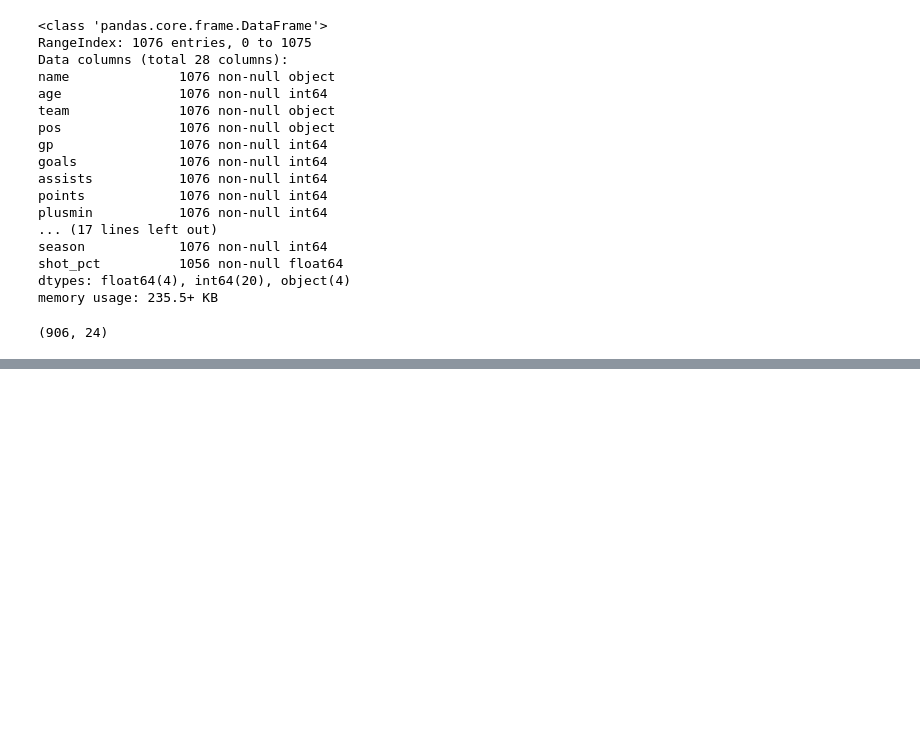
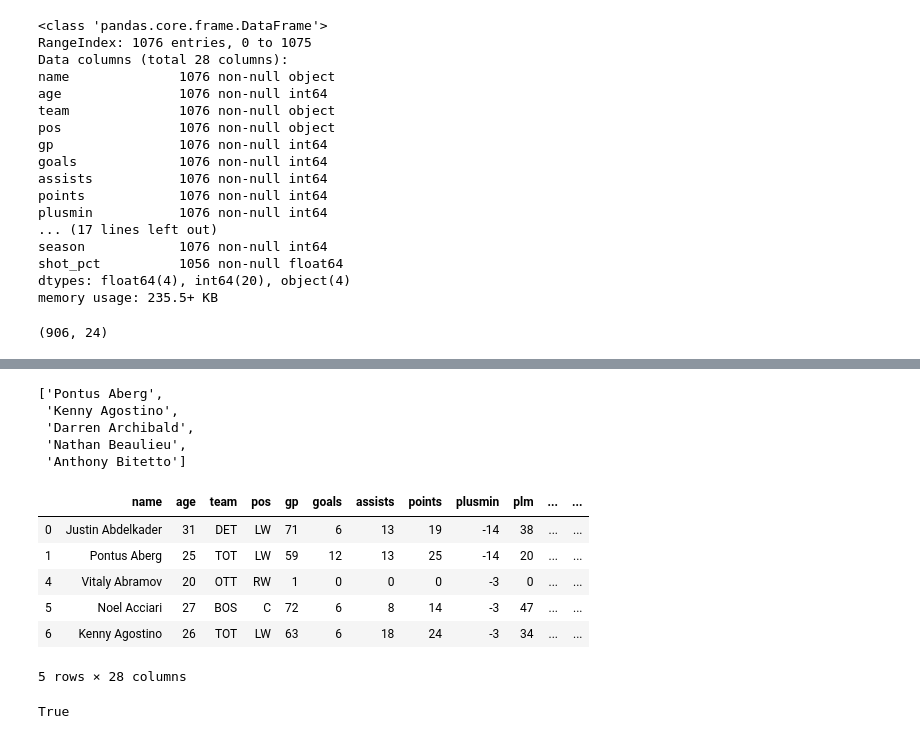
Before and after one commit to ArielJosephCohen/nhl_nba_teammate_effects, a Jupyter notebook: scraper_for_2019_nhl_season.ipynb, the cells around one changed output, grey strips where cells are left out. Saved outputs shown, nothing was run; the diff lists cells and outputs as text; code cells hidden in the pictures; blank space fills up the shorter version.

```diff
--- a/scraper_for_2019_nhl_season.ipynb
+++ b/scraper_for_2019_nhl_season.ipynb
@@ -506,0 +605,20 @@ unique_players.head()
+# %%
+list(final_team_dict.keys())[0:5]
+# %% [output]
+['Pontus Aberg',
+ 'Kenny Agostino',
+ 'Darren Archibald',
+ 'Nathan Beaulieu',
+ 'Anthony Bitetto']
+# %%
+df=df.drop_duplicates(subset='name',keep='first')
+# %%
+df.head()
+# %% [output]
+|  | name | age | team | pos | gp | goals | assists | points | plusmin | plm | ... | ... |
+| 0 | Justin Abdelkader | 31 | DET | LW | 71 | 6 | 13 | 19 | -14 | 38 | ... | ... |
+| 1 | Pontus Aberg | 25 | TOT | LW | 59 | 12 | 13 | 25 | -14 | 20 | ... | ... |
+| 4 | Vitaly Abramov | 20 | OTT | RW | 1 | 0 | 0 | 0 | -3 | 0 | ... | ... |
+| 5 | Noel Acciari | 27 | BOS | C | 72 | 6 | 8 | 14 | -3 | 47 | ... | ... |
+| 6 | Kenny Agostino | 26 | TOT | LW | 63 | 6 | 18 | 24 | -3 | 34 | ... | ... |
+5 rows × 28 columns
@@ -506,0 +627,4 @@ unique_players.head()
+# %%
+'Pontus Aberg' in list(final_team_dict.keys())
+# %% [output]
+True
```
Also changed, not shown: parts of 34 cells of this notebook.
